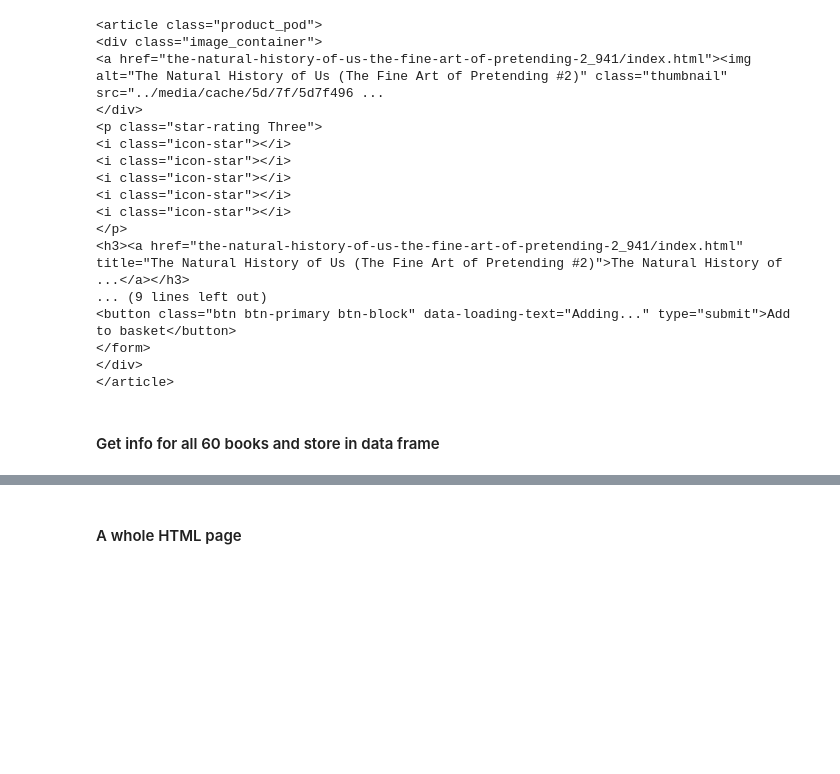
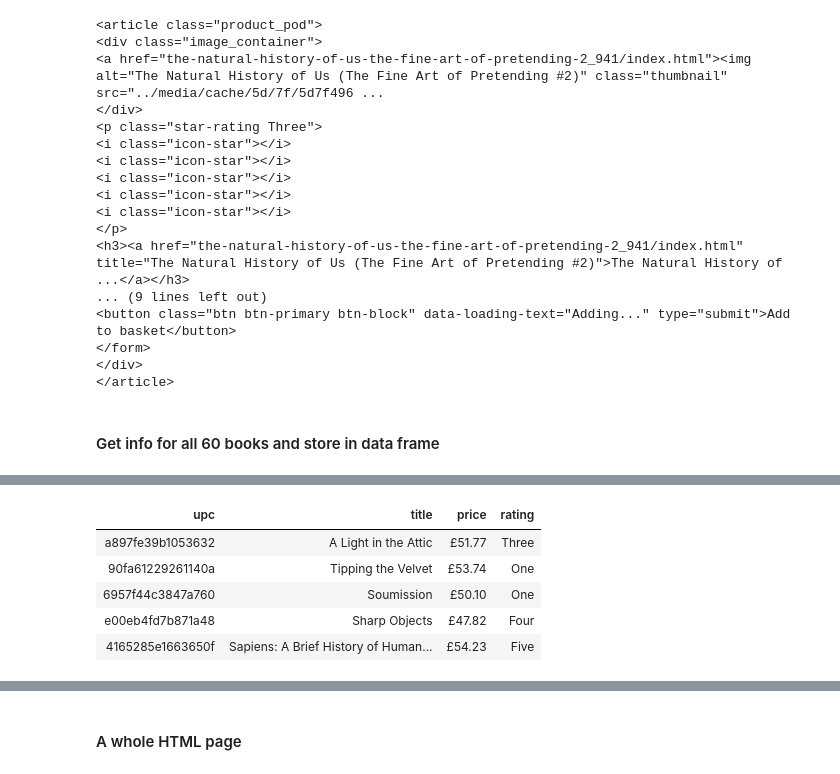
Before and after one commit to totatorbj/su-mt4007, a Jupyter notebook: HW5-investigatioin/HW5-investigation.ipynb, the cells around one changed output, grey strips where cells are left out. Drawn from its saved outputs; the diff is of its cells as text; code cells hidden in the pictures; blank space fills up the shorter version.

```diff
--- a/HW5-investigatioin/HW5-investigation.ipynb
+++ b/HW5-investigatioin/HW5-investigation.ipynb
@@ -1057,0 +1099,10 @@ books_df.head()
+# %%
+# left justify column headers
+styled_head_books.apply_index(lambda s: np.where(s.isin(["upc", "title", "price", "rating"]), "font-weight:normal; text-align:left;", "text-align:right;"), axis=1)
+# %% [output]
+| upc | title | price | rating |
+| a897fe39b1053632 | A Light in the Attic | £51.77 | Three |
+| 90fa61229261140a | Tipping the Velvet | £53.74 | One |
+| 6957f44c3847a760 | Soumission | £50.10 | One |
+| e00eb4fd7b871a48 | Sharp Objects | £47.82 | Four |
+| 4165285e1663650f | Sapiens: A Brief History of Human... | £54.23 | Five |
```
Also changed, not shown: parts of 26 cells of this notebook.
